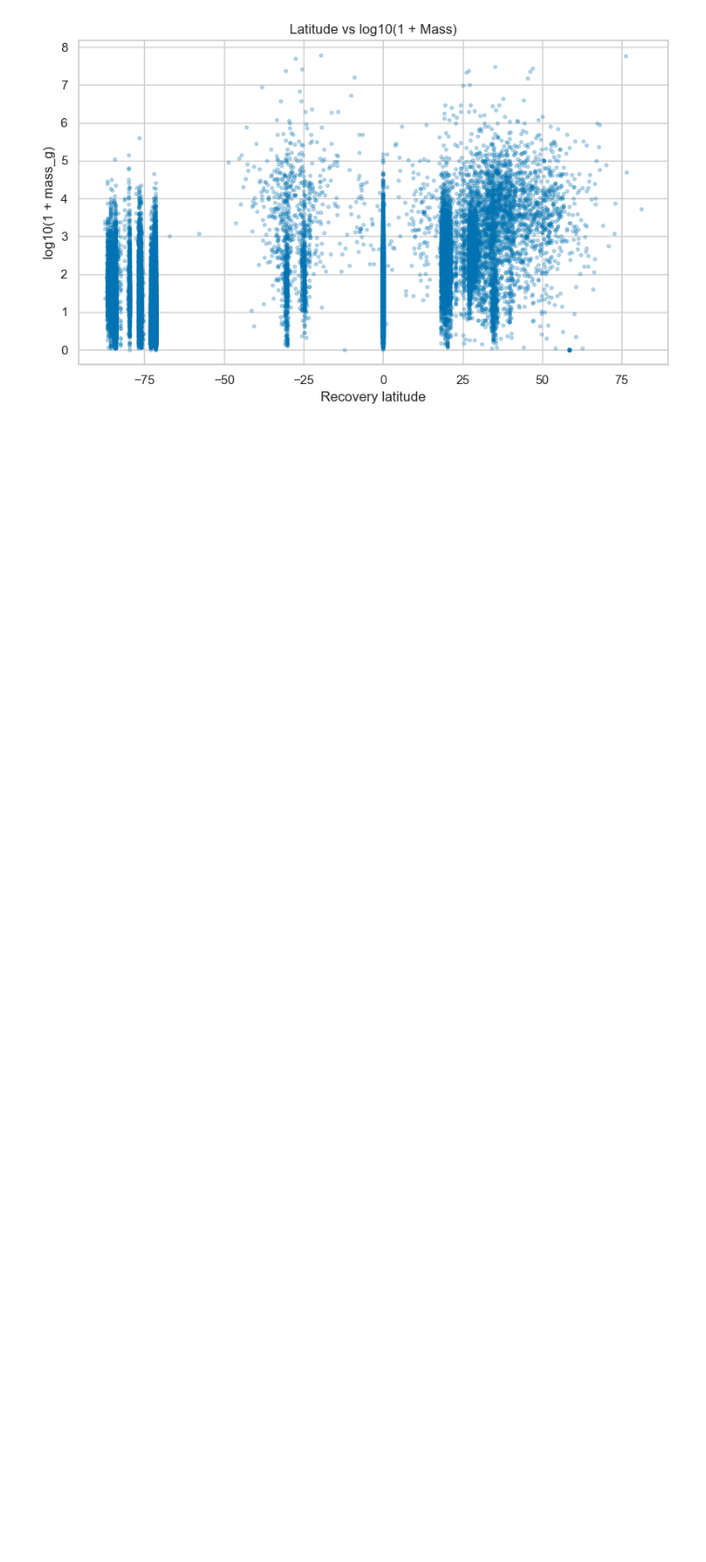
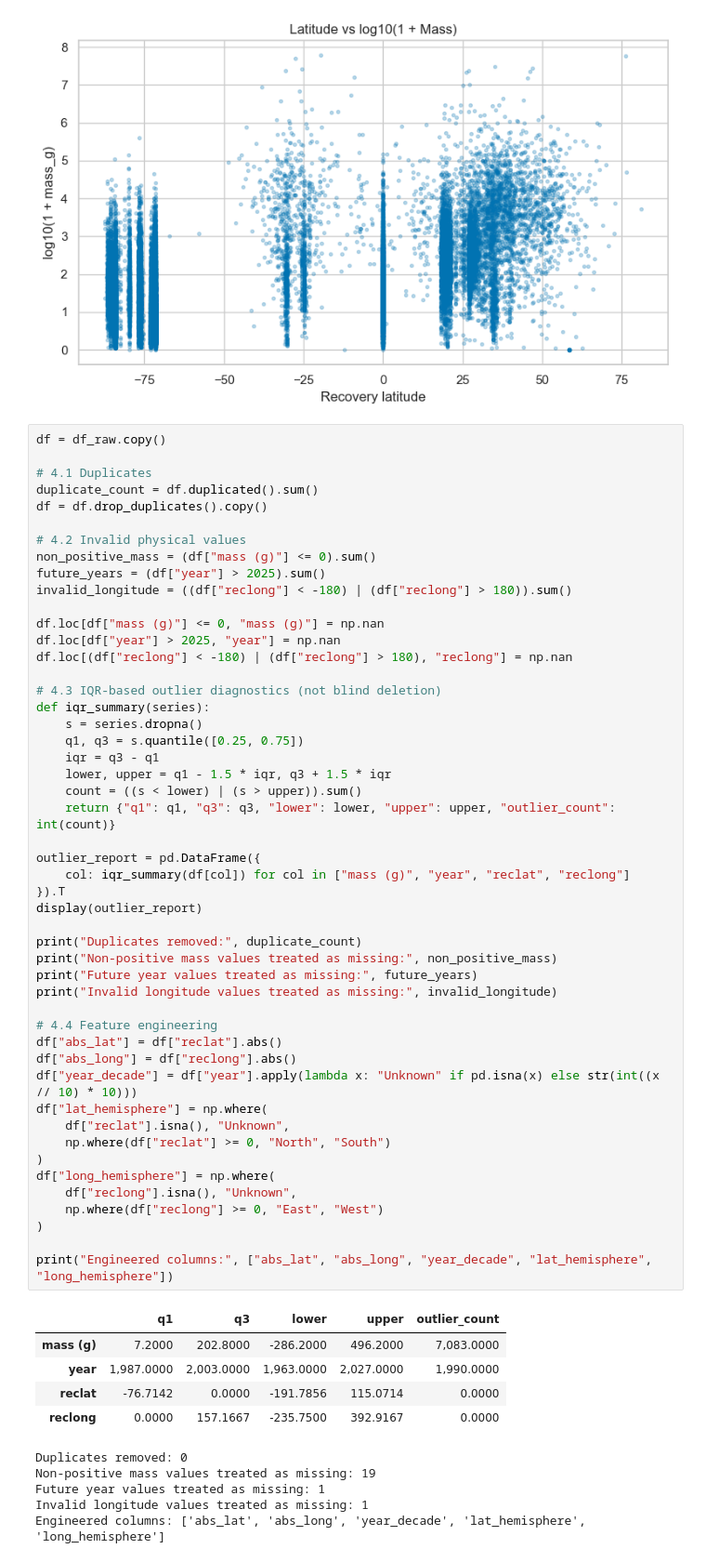
Before and after one commit to SathanRK/ML_CAPSTONE, a Jupyter notebook: review1_meteorite.ipynb, the cells around one changed output. Shown at 93% size. Drawn from its saved outputs; the diff is of its cells as text; blank space fills up the shorter version.

Commit message:
ADD  DATA CLEANING   OUTLIER CHECKS   FEATURE ENGINEERING

```diff
--- a/review1_meteorite.ipynb
+++ b/review1_meteorite.ipynb
@@ -239,3 +239,63 @@ plt.show()
 # %% [output]
 [figure]
 [figure]
+# %%
+df = df_raw.copy()
+
+# 4.1 Duplicates
+duplicate_count = df.duplicated().sum()
+df = df.drop_duplicates().copy()
+
+# 4.2 Invalid physical values
+non_positive_mass = (df["mass (g)"] <= 0).sum()
+future_years = (df["year"] > 2025).sum()
+invalid_longitude = ((df["reclong"] < -180) | (df["reclong"] > 180)).sum()
+
+df.loc[df["mass (g)"] <= 0, "mass (g)"] = np.nan
+df.loc[df["year"] > 2025, "year"] = np.nan
+df.loc[(df["reclong"] < -180) | (df["reclong"] > 180), "reclong"] = np.nan
+
+# 4.3 IQR-based outlier diagnostics (not blind deletion)
+def iqr_summary(series):
+    s = series.dropna()
+    q1, q3 = s.quantile([0.25, 0.75])
+    iqr = q3 - q1
+    lower, upper = q1 - 1.5 * iqr, q3 + 1.5 * iqr
+    count = ((s < lower) | (s > upper)).sum()
+    return {"q1": q1, "q3": q3, "lower": lower, "upper": upper, "outlier_count": int(count)}
+
+outlier_report = pd.DataFrame({
+    col: iqr_summary(df[col]) for col in ["mass (g)", "year", "reclat", "reclong"]
+}).T
+display(outlier_report)
+
+print("Duplicates removed:", duplicate_count)
+print("Non-positive mass values treated as missing:", non_positive_mass)
+print("Future year values treated as missing:", future_years)
+print("Invalid longitude values treated as missing:", invalid_longitude)
+
+# 4.4 Feature engineering
+df["abs_lat"] = df["reclat"].abs()
+df["abs_long"] = df["reclong"].abs()
+df["year_decade"] = df["year"].apply(lambda x: "Unknown" if pd.isna(x) else str(int((x // 10) * 10)))
+df["lat_hemisphere"] = np.where(
+    df["reclat"].isna(), "Unknown",
+    np.where(df["reclat"] >= 0, "North", "South")
+)
+df["long_hemisphere"] = np.where(
+    df["reclong"].isna(), "Unknown",
+    np.where(df["reclong"] >= 0, "East", "West")
+)
+
+print("Engineered columns:", ["abs_lat", "abs_long", "year_decade", "lat_hemisphere", "long_hemisphere"])
+# %% [output]
+|  | q1 | q3 | lower | upper | outlier_count |
+| mass (g) | 7.2000 | 202.8000 | -286.2000 | 496.2000 | 7,083.0000 |
+| year | 1,987.0000 | 2,003.0000 | 1,963.0000 | 2,027.0000 | 1,990.0000 |
+| reclat | -76.7142 | 0.0000 | -191.7856 | 115.0714 | 0.0000 |
+| reclong | 0.0000 | 157.1667 | -235.7500 | 392.9167 | 0.0000 |
+Duplicates removed: 0
+Non-positive mass values treated as missing: 19
+Future year values treated as missing: 1
+Invalid longitude values treated as missing: 1
+Engineered columns: ['abs_lat', 'abs_long', 'year_decade', 'lat_hemisphere', 'long_hemisphere']
```
Also changed, not shown: parts of 1 cell of this notebook.
